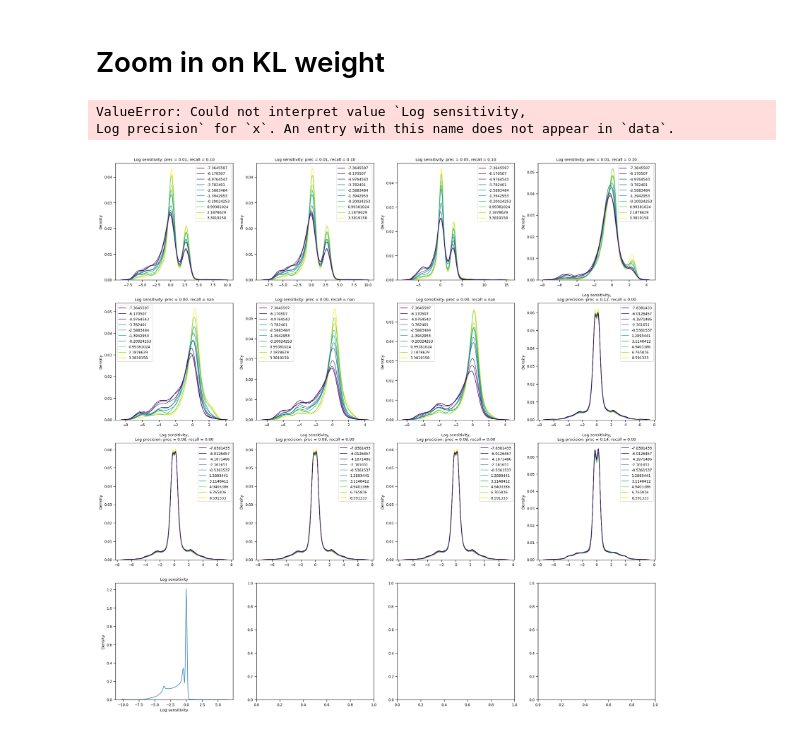
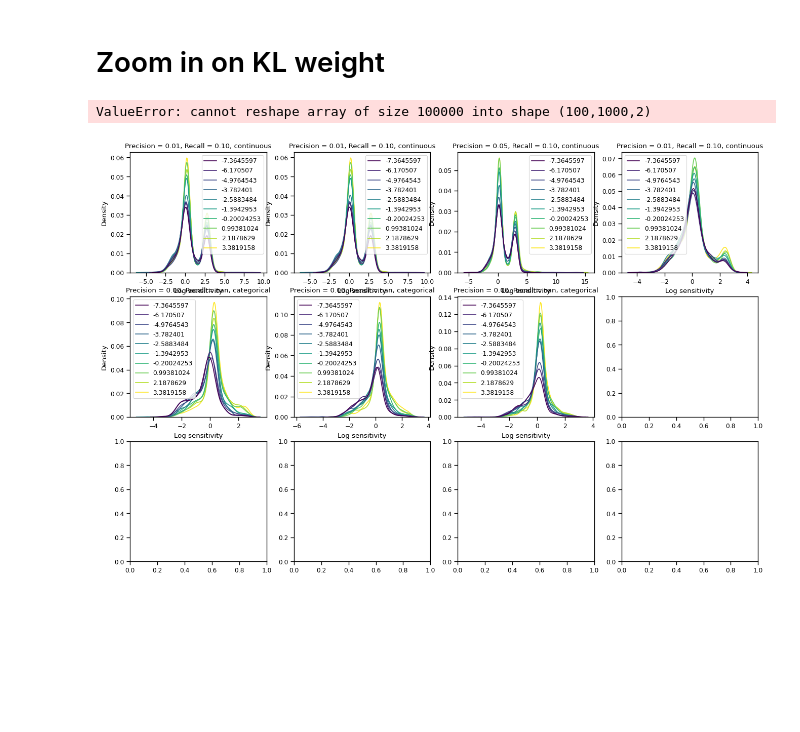
Before and after one commit to olive004/EvoScaper, a Jupyter notebook: notebooks/08_cvae_examine_multi.ipynb, the cells around one changed output. Drawn from its saved outputs; the diff is of its cells as text; code cells hidden in the pictures; blank space fills up the shorter version.

Commit message:
vis kde plots

```diff
--- a/notebooks/08_cvae_examine_multi.ipynb
+++ b/notebooks/08_cvae_examine_multi.ipynb
@@ -67,7 +67,7 @@ df_hpos.rename(columns={'kl_weight': 'kl_weight (x10e-4)'}, inplace=True)
 # df_hpos.rename(columns={'kl_weight x10e-4': 'kl_weight (x10e-4)'}, inplace=True)
 # %%
 cols_output = ['R2_train', 'precision', 'recall', 'f1']
-cols_exclude = ['R2_test', 'mutual_information_conditionality', 'objective_col']
+cols_exclude = ['R2_test', 'mutual_information_conditionality', 'objective_col', 'output_species', 'signal_species']
 df_hpos = df_hpos[(df_hpos != 'TO_BE_RECORDED').all(axis=1)]
 cols_input = [c for c in df_hpos.columns if (c not in cols_output) and (c not in cols_exclude)]
 df_hpos['Objective'] = df_hpos['objective_col'].apply(lambda x: ',\n'.join(x))
@@ -78,7 +78,7 @@ cols_meta = ['filename_saved_model', 'run_successful', 'info_early_stop', 'error
 cols_exclude = cols_exclude + cols_meta
 # cols_outmetric = [c for c in cols_output if c not in cols_meta and (c != 'mutual_information_conditionality')]
 cols_outmetric = ['R2_train', 'precision', 'recall', 'f1']
-cols_varying = [c for c in cols_input if (df_hpos[c].nunique() > 1) and c not in cols_exclude]
+cols_varying = [c for c in cols_input if (c not in cols_exclude) and (df_hpos[c].nunique() > 1)]
 # %%
 nrows = len(cols_varying)
 ncols = len(cols_outmetric)
@@ -101,6 +101,6 @@ plt.savefig(os.path.join(top_write_dir, 'varying_vs_output_metrics.png'), dpi=30
 # %%
 hpos_to_vary_together = [{
-    'objective_col': [('adaptation',), ('Log sensitivity',), ('Log sensitivity', 'Log precision')],
+    'Objective': [('adaptation',), ('Log sensitivity',), ('Log sensitivity', 'Log precision')],
     'prep_y_categorical': [False, True],
     'use_kl_div': [True],
     # 'kl_weight': [5e-5, 1e-4, 2.5e-4, 4e-4, 5e-4],
@@ -147,9 +147,9 @@ plt.savefig(os.path.join(top_write_dir, 'varying_confounding.png'), dpi=300, bbo
 # Zoom in on KL weight
 # %%
 choose_kl = [0.5]
-choose_objective = ['Log sensitivity', 'Log sensitivity,\nLog precision']
+choose_objective = ['Log sensitivity', ('Log sensitivity,\nLog precision')]
 
-filt_kl = df_hpos['kl_weight (x10e-4)'].isin(choose_kl) & df_hpos['objective_col'].isin(
+filt_kl = df_hpos['kl_weight (x10e-4)'].isin(choose_kl) & df_hpos['Objective'].isin(
     choose_objective) & df_hpos['run_successful'] & df_hpos['filename_saved_model'].apply(
         lambda x: os.path.exists(os.path.join(os.path.dirname(x), 'sampled_cond.npy'))) & df_hpos['filename_saved_model'].apply(lambda x: os.path.exists(os.path.join(os.path.dirname(x), 'analytics.json')))
 
@@ -170,63 +170,64 @@ from evoscaper.utils.preprocess import make_xcols
 import jax
 
 def get_og_sample_cond(sampled_cond, df_train_tables, r):
-    rng = jax.random.PRNGKey(int(r['seed_train']))
-    (config_norm_x, config_norm_y, config_filter, config_optimisation,
-        config_dataset, config_training) = make_configs_initial(r)
-    # config_dataset.objective_col = r['objective_col']
     data = df_train_tables[r['filenames_train_table']]
-    x_cols = make_xcols(data, config_dataset.x_type,
-                        config_dataset.include_diffs)
-    if type(x_cols[-1]) == list:
-        x_cols = x_cols[:-1]
-    df = prep_data(data, [config_dataset.output_species], config_dataset.objective_col,
-                   x_cols, config_filter)
-    TOTAL_DS, N_BATCHES, BATCH_SIZE = adjust_total_ds(
-        df, config_training.batch_size, config_dataset.total_ds_max)
-    df = df.iloc[jax.random.choice(rng, np.arange(len(df)), [
-                                   TOTAL_DS], replace=False)]
+    analytic = data[(data['sample_name'] == 'RNA_2') & (data['response_time_wrt_species-6'] < r['filt_response_time_perc_max']*data['response_time_wrt_species-6'].max())][r['objective_col']]
+    # analytic = data[data['sample_name'] == 'RNA_2'][r['objective_col']]
+    analytic = np.where(np.isinf(analytic), np.nan, analytic)
 
-    analytic = df[config_dataset.objective_col]
+    # rng = jax.random.PRNGKey(int(r['seed_train']))
+    # (config_norm_x, config_norm_y, config_filter, config_optimisation,
+    #     config_dataset, config_training) = make_configs_initial(r)
+    # # config_dataset.objective_col = r['objective_col']
+    # x_cols = make_xcols(data, config_dataset.x_type,
+    #                     config_dataset.include_diffs)
+    # if type(x_cols[-1]) == list:
+    #     x_cols = x_cols[:-1]
+    # config_filter.filt_n_same_x_max_bins = None
+    # df = prep_data(data, [config_dataset.output_species], config_dataset.objective_col,
+    #                x_cols, config_filter)
+    # TOTAL_DS, N_BATCHES, BATCH_SIZE = adjust_total_ds(
+    #     df, config_training.batch_size, config_dataset.total_ds_max)
+    # df = df.iloc[jax.random.choice(rng, np.arange(len(df)), [
+    #                                TOTAL_DS], replace=False)]
+
+    # analytic = df[config_dataset.objective_col]
 
     a_range = (np.nanmax(analytic) - np.nanmin(analytic))
     a_min = np.nanmin(analytic) - a_range * 0.1
     a_max = np.nanmax(analytic) + a_range * 0.1
 
     cond = np.interp(sampled_cond, (sampled_cond.min(),
                      sampled_cond.max()), (a_min, a_max))
     return cond
 
 
-nrows = int(np.ceil(np.sqrt(len(df_hpos[filt_kl]) + 1)))
-ncols = int(np.ceil(np.sqrt(len(df_hpos[filt_kl]) + 1)))
-fig, axs = plt.subplots(nrows, ncols, figsize=(6*ncols, 6*nrows))
+nrows = 3 #int(np.ceil(np.sqrt(len(df_hpos[filt_kl]))))
+ncols = 4 #int(np.ceil(np.sqrt(len(df_hpos[filt_kl]))))
+fig, axs = plt.subplots(nrows, ncols, figsize=(4*ncols, 3.5*nrows))
 for i, (i_df, r) in enumerate(df_hpos[filt_kl].iterrows()):
     curr_dir = os.path.dirname(r['filename_saved_model'])
     fn_sample = os.path.join(curr_dir, 'sampled_cond.npy')
     fn_analytics = os.path.join(curr_dir, 'analytics.json')
 
     sampled_cond = np.load(fn_sample)
     analytics = load_json_as_dict(fn_analytics)
     # analytics['adaptation'] = calculate_adaptation(
     #     np.array(analytics['sensitivity_wrt_species-6']), np.array(analytics['precision_wrt_species-6']))
     a = np.concatenate([np.array(analytics[k])[..., output_idx][:, None] for k in r['objective_col']], axis=-1).reshape(*sampled_cond.shape)
+    a_resp = np.array(analytics['response_time_wrt_species-6'])[..., output_idx].reshape(*sampled_cond.shape)
+    idxs_good = np.where(a_resp.flatten() < r['filt_response_time_perc_max']*a_resp.max())[0]
     # a = np.array(analytics[r['objective_col'].split('\n')])[..., output_idx].reshape(*sampled_cond.shape)
     cond = get_og_sample_cond(sampled_cond, df_train_tables, r)
 
-    sns.kdeplot(x=a.flatten(), hue=cond.flatten().astype(
+    sns.kdeplot(x=a.flatten()[idxs_good], hue=cond.flatten()[idxs_good].astype(
         np.float32), palette='viridis', ax=axs.flat[i])
-    axs.flat[i].set_title(f'{", ".join(r["objective_col"])}: prec = {r["precision"]:.2f}, recall = {r["recall"]:.2f}')
+    axs.flat[i].set_title(f'Precision = {r["precision"]:.2f}, Recall = {r["recall"]:.2f}, {"continuous" if r["prep_y_categorical"] != "True" else "categorical"}')
+    axs.flat[i].set_xlabel(", ".join(r["objective_col"]))
 
-
-for i, obj_col in enumerate(df_hpos[filt_kl]['objective_col'].unique()):
-    ax = axs.flat[len(df_hpos[filt_kl]) + i]
-    if type(obj_col) != str:
-        for o in obj_col:
-            sns.kdeplot(df_train_tables[r['filenames_train_table']], x=o, palette='viridis', ax=ax)
-    else:
-        sns.kdeplot(df_train_tables[r['filenames_train_table']], x=obj_col, palette='viridis', ax=ax)
-    ax.set_title(obj_col)
+plt.suptitle('Distribution of circuit functions for kl_weight = 0.5', fontsize=18)
+plt.tight_layout(rect=[0, 0, 1, 0.95])
+plt.savefig(os.path.join(top_write_dir, 'distribution_circuit_functions.png'), dpi=300, bbox_inches='tight', transparent=True)
 # %% [output]
-ValueError: Could not interpret value `Log sensitivity,
-Log precision` for `x`. An entry with this name does not appear in `data`.
+ValueError: cannot reshape array of size 100000 into shape (100,1000,2)
-[figure, old version]
+[figure, new version]
```
Also changed, not shown: parts of 3 cells of this notebook.
